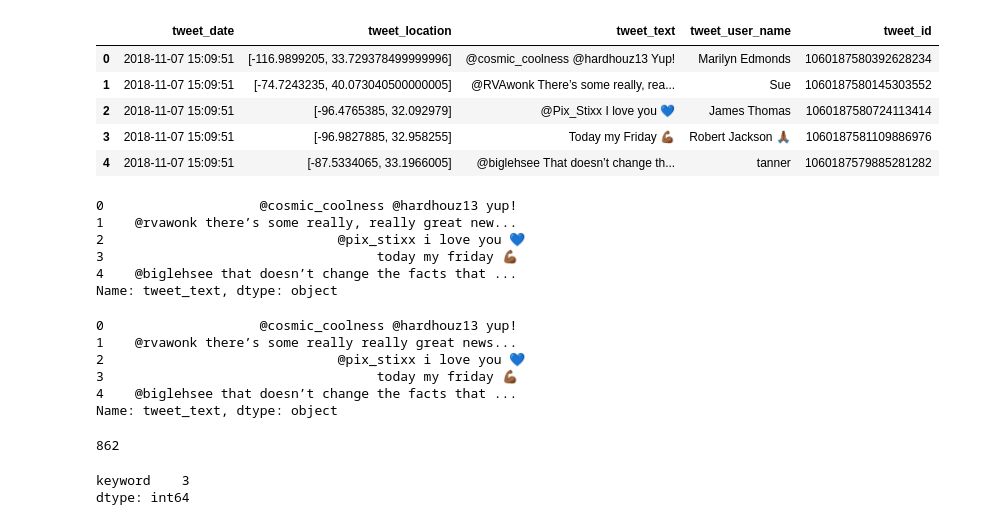
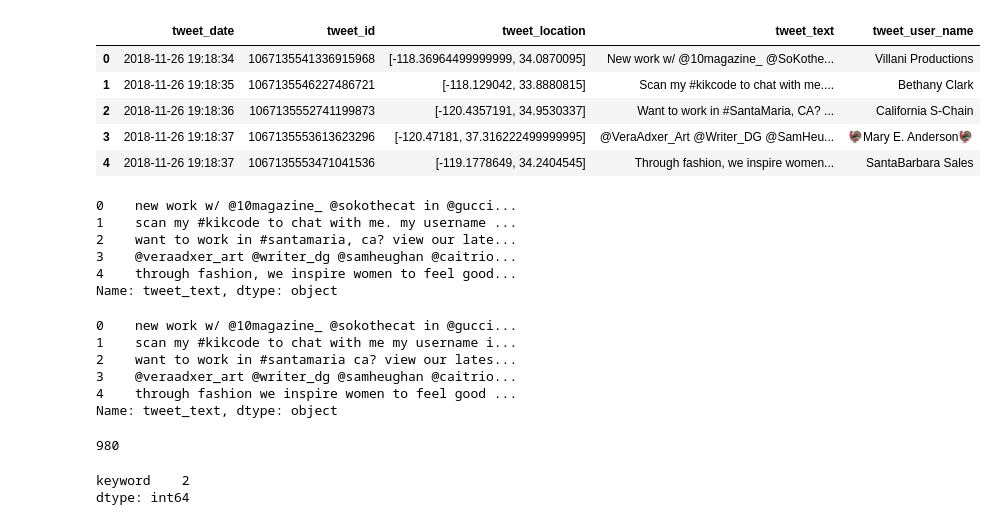
Before and after one commit to Overhaug/twitterSearch, a Jupyter notebook: SparkDF.ipynb, the cells around one changed output. Drawn from its saved outputs; the diff is of its cells as text; code cells hidden in the pictures.

```diff
--- a/SparkDF.ipynb
+++ b/SparkDF.ipynb
@@ -14,43 +14,46 @@ import numpy as np
 import pandas as pd
 from pandas.io.json import json_normalize #package for flattening json in pandas df
 # %%
-# load json object testData
-with open("data/testData.json", encoding="utf-8") as f:
-    d = json.load(f)
+# load json object testData,
+#with open("data/testData.json", encoding="utf-8") as f:
+#    d = json.load(f)
+# %%
+# load this json file if you ran TwitterStream.py first.
+with open("data/json_data.json", encoding="utf-8") as f:
+    d = json.load(f)
 # %%
 # Creates a dataframe; each row is a tweet, each column is a tweet attribute + tweet ID
-pdf = json_normalize(data=d['tweets'], record_path='tweet',
-                            meta=['tweet_id'])
+pdf = json_normalize(data=d['tweets'])
 pdf.head(5)
 # %% [output]
-|  | tweet_date | tweet_location | tweet_text | tweet_user_name | tweet_id |
-| 0 | 2018-11-07 15:09:51 | [-116.9899205, 33.729378499999996] | @cosmic_coolness @hardhouz13 Yup! | Marilyn Edmonds | 1060187580392628234 |
-| 1 | 2018-11-07 15:09:51 | [-74.7243235, 40.073040500000005] | @RVAwonk There’s some really, rea... | Sue | 1060187580145303552 |
-| 2 | 2018-11-07 15:09:51 | [-96.4765385, 32.092979] | @Pix_Stixx I love you 💙 | James Thomas | 1060187580724113414 |
-| 3 | 2018-11-07 15:09:51 | [-96.9827885, 32.958255] | Today my Friday 💪🏾 | Robert Jackson 🙏🏾 | 1060187581109886976 |
-| 4 | 2018-11-07 15:09:51 | [-87.5334065, 33.1966005] | @biglehsee That doesn’t change th... | tanner | 1060187579885281282 |
+|  | tweet_date | tweet_id | tweet_location | tweet_text | tweet_user_name |
+| 0 | 2018-11-26 19:18:34 | 1067135541336915968 | [-118.36964499999999, 34.0870095] | New work w/ @10magazine_ @SoKothe... | Villani Productions |
+| 1 | 2018-11-26 19:18:35 | 1067135546227486721 | [-118.129042, 33.8880815] | Scan my #kikcode to chat with me.... | Bethany Clark |
+| 2 | 2018-11-26 19:18:36 | 1067135552741199873 | [-120.4357191, 34.9530337] | Want to work in #SantaMaria, CA? ... | California S-Chain |
+| 3 | 2018-11-26 19:18:37 | 1067135553613623296 | [-120.47181, 37.316222499999995] | @VeraAdxer_Art @Writer_DG @SamHeu... | 🦃Mary E. Anderson🦃 |
+| 4 | 2018-11-26 19:18:37 | 1067135553471041536 | [-119.1778649, 34.2404545] | Through fashion, we inspire women... | SantaBarbara Sales |
 # %%
 #_____________Pandas Text Cleaning__________________
 # Convert to lowercase
 pdf['tweet_text'] = pdf['tweet_text'].apply(lambda x: " ".join(x.lower() for x in x.split()))
 pdf['tweet_text'].head()
 # %% [output]
-0                    @cosmic_coolness @hardhouz13 yup!
-1    @rvawonk there’s some really, really great new...
-2                              @pix_stixx i love you 💙
-3                                   today my friday 💪🏾
-4    @biglehsee that doesn’t change the facts that ...
+0    new work w/ @10magazine_ @sokothecat in @gucci...
+1    scan my #kikcode to chat with me. my username ...
+2    want to work in #santamaria, ca? view our late...
+3    @veraadxer_art @writer_dg @samheughan @caitrio...
+4    through fashion, we inspire women to feel good...
 Name: tweet_text, dtype: object
 # %%
 rgx = '[.,]'  # remove , or .
 pdf['tweet_text'] = pdf['tweet_text'].str.replace(rgx, '')
 pdf['tweet_text'].head()
 # %% [output]
-0                    @cosmic_coolness @hardhouz13 yup!
-1    @rvawonk there’s some really really great news...
-2                              @pix_stixx i love you 💙
-3                                   today my friday 💪🏾
-4    @biglehsee that doesn’t change the facts that ...
+0    new work w/ @10magazine_ @sokothecat in @gucci...
+1    scan my #kikcode to chat with me my username i...
+2    want to work in #santamaria ca? view our lates...
+3    @veraadxer_art @writer_dg @samheughan @caitrio...
+4    through fashion we inspire women to feel good ...
 Name: tweet_text, dtype: object
 # %%
 # Create count numbers of hastags used in each tweet.
@@ -59,7 +62,7 @@ pdf[['tweet_text','hastags']].head()
 pdf['hastags'].max()
 pdf["hastags"].sum()
 # %% [output]
-862
+980
 # %%
 # Filter by keyword, we can have it search many keywords such as [roadblocking, landslide, poweroutage...]
 #Which ever we find most suitable.
@@ -67,7 +70,7 @@ keyword = "help"
 pdf['keyword'] = pdf['tweet_text'].apply(lambda x: len([x for x in x.split() if x.startswith(keyword)]))
 pdf[['keyword']].max()
 # %% [output]
-keyword    3
+keyword    2
 dtype: int64
 # %%
 # Split latitude and longitude.
```
Also changed, not shown: parts of 12 cells of this notebook, 3 other files.
